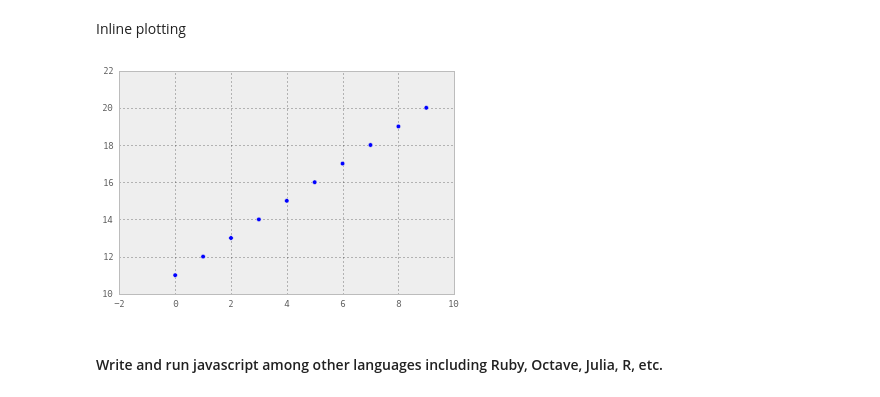
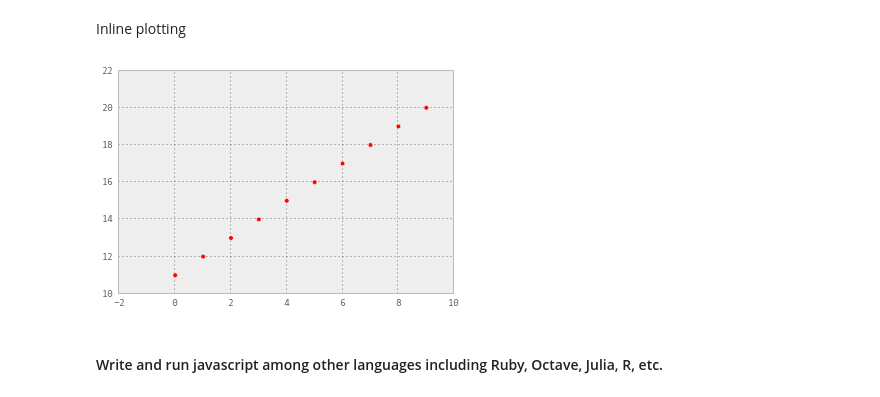
Before and after one commit to yhat/DataGotham2013, a Jupyter notebook: notebooks/1 - Tools Overview.ipynb, the cells around one changed output. Saved outputs shown, nothing was run; the diff lists cells and outputs as text; code cells hidden in the pictures.

```diff
--- a/notebooks/1 - Tools Overview.ipynb
+++ b/notebooks/1 - Tools Overview.ipynb
@@ -126,12 +139,12 @@ Inline plotting
 # %%
 import pylab as pl
 X = range(10)
 y = range(11,21)
-pl.scatter(X,y)
+pl.scatter(X,y, c='r')
 pl.show()
 print
 # %% [output]
-[figure, old version]
+[figure, new version]
 # %% [markdown]
 #### Write and run javascript among other languages including Ruby, Octave, Julia, R, etc.
 # %%
```
Also changed, not shown: parts of 15 cells of this notebook, 7 other files.
